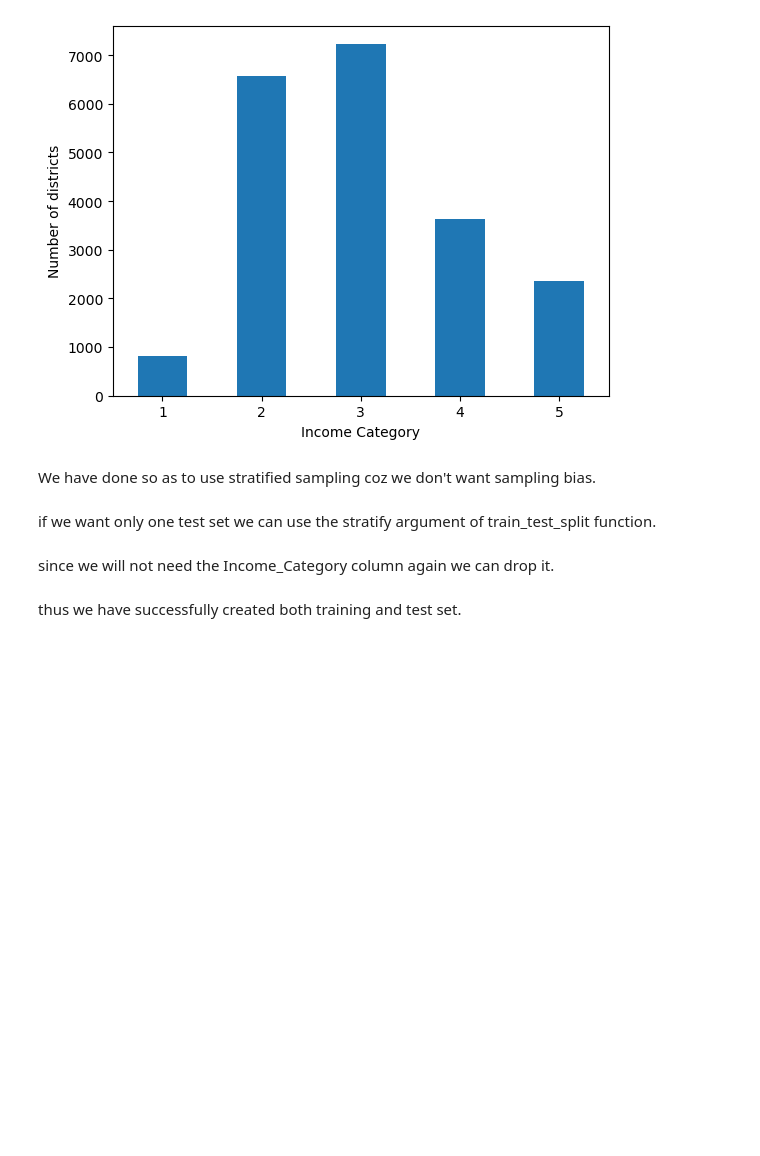
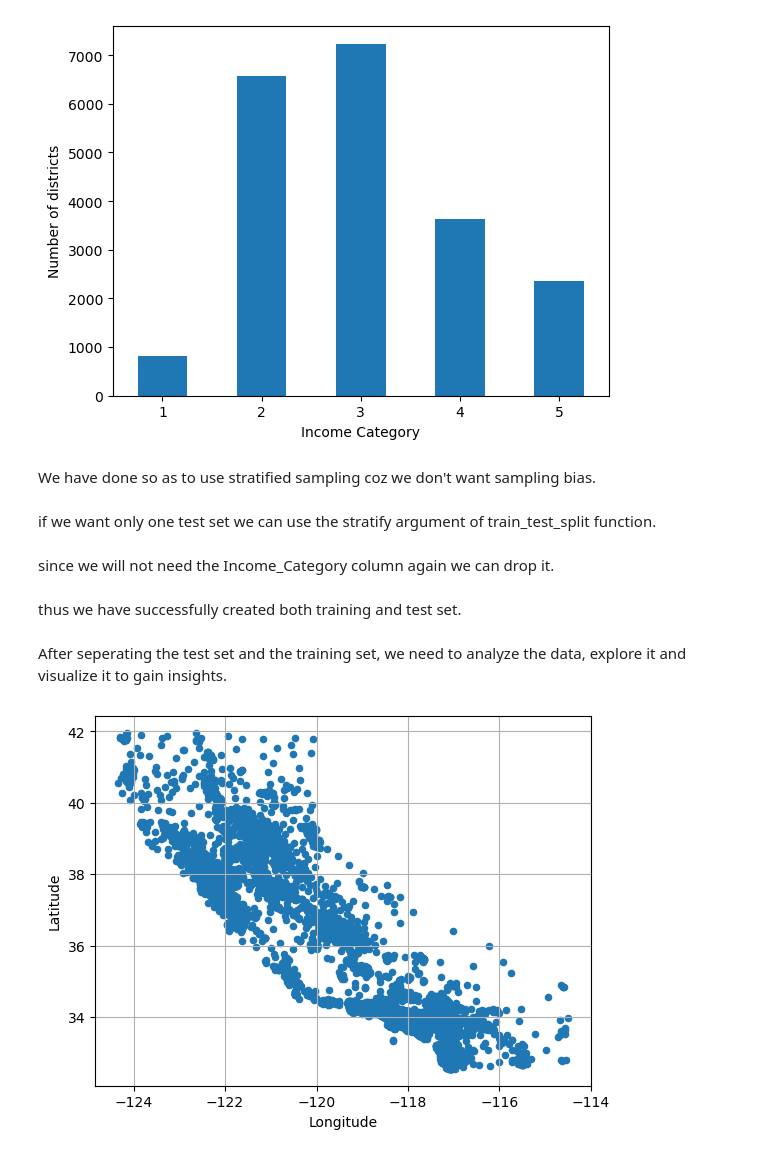
Before and after one commit to wwhz2-rpm/example_model, a Jupyter notebook: mY_fIRST_mODEL.ipynb, the cells around one changed output. Cells and saved outputs as stored; diff of their text form; code cells hidden in the pictures; blank space fills up the shorter version.

```diff
--- a/mY_fIRST_mODEL.ipynb
+++ b/mY_fIRST_mODEL.ipynb
@@ -222,3 +222,14 @@ for set_ in (strat_train_set , strat_test_set):
     set_.drop("Income_Category" ,axis=1 , inplace=True)
 # %% [markdown]
 thus we have successfully created both training and test set.
+# %% [markdown]
+After seperating the test set and the training set, we need to analyze the data, explore it and visualize it to gain insights.
+# %%
+Housing = strat_train_set.copy()
+# %%
+Housing.plot(kind="scatter" ,x="longitude" ,y="latitude" ,grid=True)
+plt.xlabel("Longitude")
+plt.ylabel("Latitude")
+plt.show()
+# %% [output]
+[figure, added]
```
Also changed, not shown: parts of 22 cells of this notebook.
